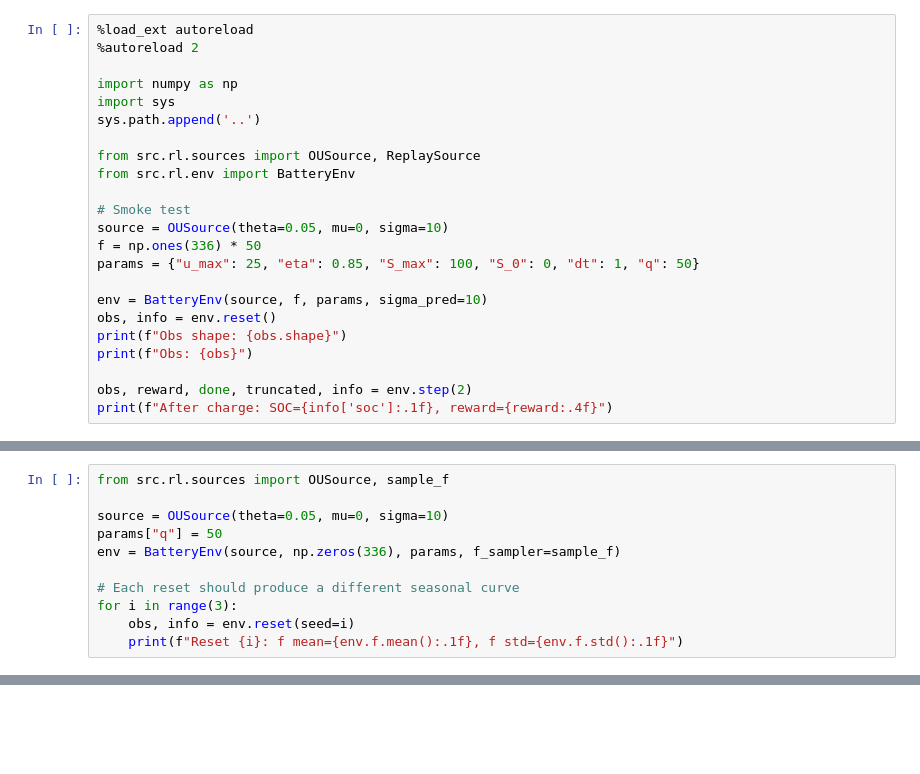
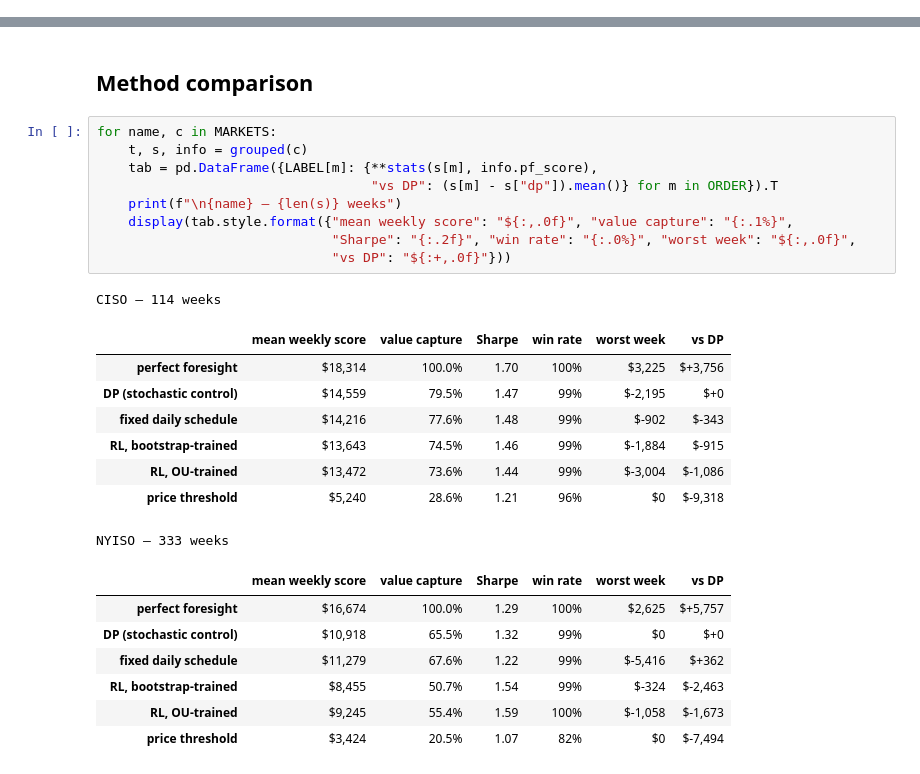
Before and after one commit to keltonmccormick18/Battery-storage-optimization, a Jupyter notebook: notebooks/04_rl.ipynb, the cells around one changed output, grey strips where cells are left out. Saved outputs shown, nothing was run; the diff lists cells and outputs as text; blank space fills up the shorter version.

Commit message:
Rebuild notebooks 03 and 04 on the scored metric; correct dependency pins

```diff
--- a/notebooks/04_rl.ipynb
+++ b/notebooks/04_rl.ipynb
@@ -1,23 +0,0 @@
-# %%
-%load_ext autoreload
-%autoreload 2
-
-import numpy as np
-import sys
-sys.path.append('..')
-
-from src.rl.sources import OUSource, ReplaySource
-from src.rl.env import BatteryEnv
-
-# Smoke test
-source = OUSource(theta=0.05, mu=0, sigma=10)
-f = np.ones(336) * 50
-params = {"u_max": 25, "eta": 0.85, "S_max": 100, "S_0": 0, "dt": 1, "q": 50}
-
-env = BatteryEnv(source, f, params, sigma_pred=10)
-obs, info = env.reset()
-print(f"Obs shape: {obs.shape}")
-print(f"Obs: {obs}")
-
-obs, reward, done, truncated, info = env.step(2)
-print(f"After charge: SOC={info['soc']:.1f}, reward={reward:.4f}")
@@ -256,11 +0,0 @@ Gate 2 — DP on OUSource (1000 episodes)
-# %%
-from src.rl.sources import OUSource, sample_f
-
-source = OUSource(theta=0.05, mu=0, sigma=10)
-params["q"] = 50
-env = BatteryEnv(source, np.zeros(336), params, f_sampler=sample_f)
-
-# Each reset should produce a different seasonal curve
-for i in range(3):
-    obs, info = env.reset(seed=i)
-    print(f"Reset {i}: f mean={env.f.mean():.1f}, f std={env.f.std():.1f}")
@@ -469,0 +61,28 @@ Available after cleanup: 0.6 GB
+# %% [markdown]
+## Method comparison
+# %%
+for name, c in MARKETS:
+    t, s, info = grouped(c)
+    tab = pd.DataFrame({LABEL[m]: {**stats(s[m], info.pf_score),
+                                   "vs DP": (s[m] - s["dp"]).mean()} for m in ORDER}).T
+    print(f"\n{name} — {len(s)} weeks")
+    display(tab.style.format({"mean weekly score": "${:,.0f}", "value capture": "{:.1%}",
+                              "Sharpe": "{:.2f}", "win rate": "{:.0%}", "worst week": "${:,.0f}",
+                              "vs DP": "${:+,.0f}"}))
+# %% [output]
+CISO — 114 weeks
+|  | mean weekly score | value capture | Sharpe | win rate | worst week | vs DP |
+| perfect foresight | $18,314 | 100.0% | 1.70 | 100% | $3,225 | $+3,756 |
+| DP (stochastic control) | $14,559 | 79.5% | 1.47 | 99% | $-2,195 | $+0 |
+| fixed daily schedule | $14,216 | 77.6% | 1.48 | 99% | $-902 | $-343 |
+| RL, bootstrap-trained | $13,643 | 74.5% | 1.46 | 99% | $-1,884 | $-915 |
+| RL, OU-trained | $13,472 | 73.6% | 1.44 | 99% | $-3,004 | $-1,086 |
+| price threshold | $5,240 | 28.6% | 1.21 | 96% | $0 | $-9,318 |
+NYISO — 333 weeks
+|  | mean weekly score | value capture | Sharpe | win rate | worst week | vs DP |
+| perfect foresight | $16,674 | 100.0% | 1.29 | 100% | $2,625 | $+5,757 |
+| DP (stochastic control) | $10,918 | 65.5% | 1.32 | 99% | $0 | $+0 |
+| fixed daily schedule | $11,279 | 67.6% | 1.22 | 99% | $-5,416 | $+362 |
+| RL, bootstrap-trained | $8,455 | 50.7% | 1.54 | 99% | $-324 | $-2,463 |
+| RL, OU-trained | $9,245 | 55.4% | 1.59 | 100% | $-1,058 | $-1,673 |
+| price threshold | $3,424 | 20.5% | 1.07 | 82% | $0 | $-7,494 |
```
Also changed, not shown: parts of 24 cells of this notebook, 3 other files.
